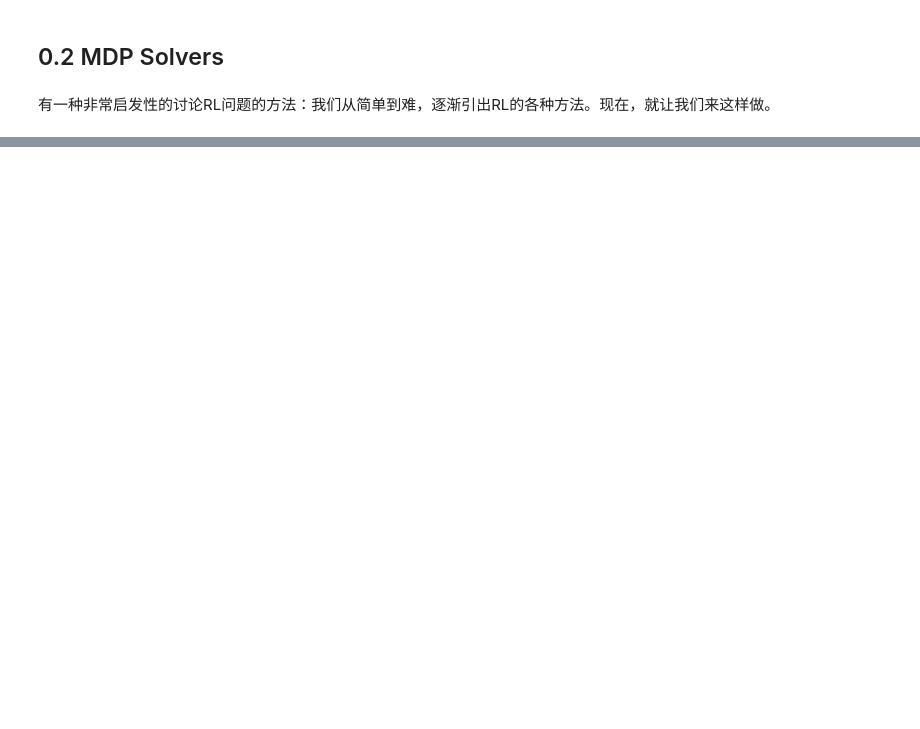
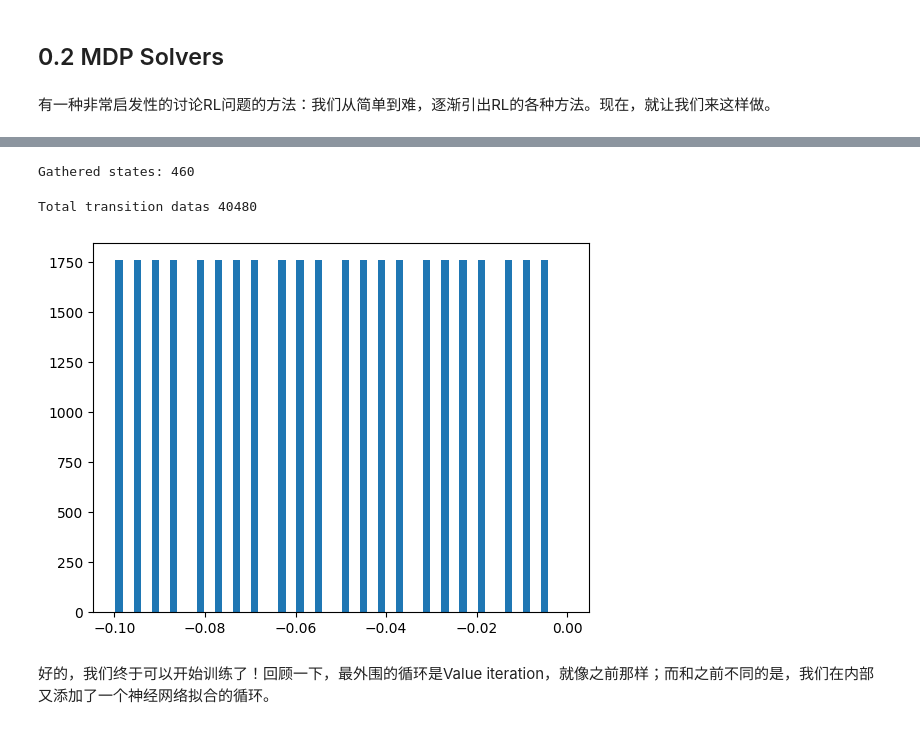
Before and after one commit to Hidden-Hyperparameter/RL-notes, a Jupyter notebook: tutorials/0-intro.ipynb, the cells around one changed output, grey strips where cells are left out. Cells and saved outputs as stored; diff of their text form; code cells hidden in the pictures; blank space fills up the shorter version.

```diff
--- a/tutorials/0-intro.ipynb
+++ b/tutorials/0-intro.ipynb
@@ -246,0 +494,43 @@ Stopped at timestamp 499 due to truncated
+# %%
+# To make sure that states are representative, we sample states based on scores:
+import random
+random.seed(42)
+
+@add_method_to_class(PixelGame)
+def sample_given_score(self:PixelGame,match_num,sample_num=20):
+    """
+    Sample some states given `match_num`.
+
+    Args:
+        `match_num`: the number of states that match the target image.
+        `sample_num`: the number of states to sample.
+    """
+    other_pixels = [(i,j) for i in range(10) for j in range(10) if (i,j) not in self.target_pixel_pos]
+    states = []
+    for _ in range(sample_num):
+        common = random.sample(self.target_pixel_pos,match_num)
+        others = random.sample(other_pixels,22-match_num)
+        states.append(common + others)
+    return states
+
+states = []
+for match_num in range(23):
+    states.extend(pgame.sample_given_score(match_num=match_num))
+print('Gathered states:',len(states))
+# %% [output]
+Gathered states: 460
+# %%
+import matplotlib.pyplot as plt
+transition_datas = []
+for s in states:
+    r = pgame.get_reward(s)
+    for a in pgame.get_actions(s):
+        transition_datas.append((s,a,r,pgame.get_transition(s,a)))
+
+print('Total transition datas',len(transition_datas))
+
+# to demonstrate our data distribute evenly on rewards, we plot a histogram:
+plt.hist([pgame.get_reward(x) for x,_,_,_ in transition_datas],bins=50,range=(-0.1,0),rwidth=0.8) and None
+# %% [output]
+Total transition datas 40480
+[figure, added]
@@ -246,0 +569,2 @@ Stopped at timestamp 499 due to truncated
+# %% [markdown]
+好的，我们终于可以开始训练了！回顾一下，最外围的循环是Value iteration，就像之前那样；而和之前不同的是，我们在内部又添加了一个神经网络拟合的循环。
```
Also changed, not shown: parts of 29 cells of this notebook, 3 other files.
